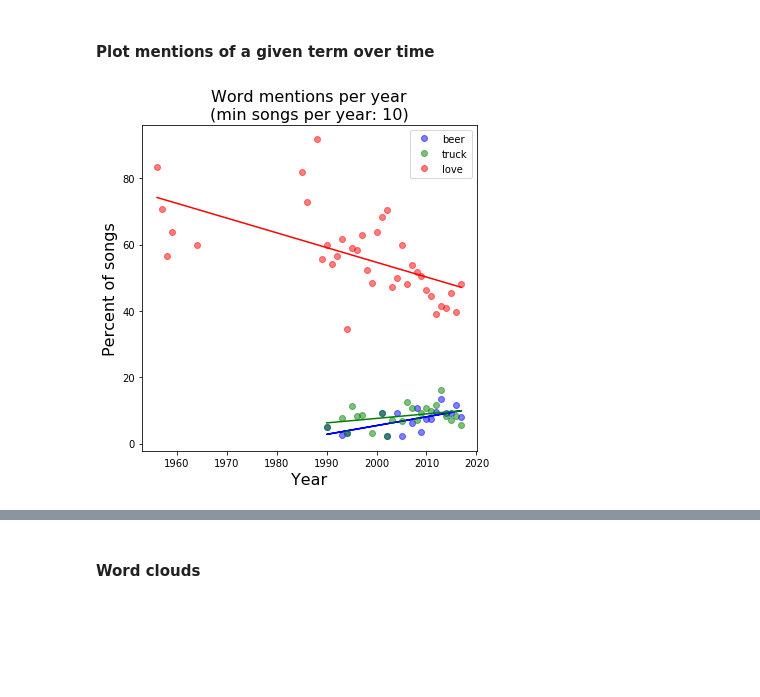
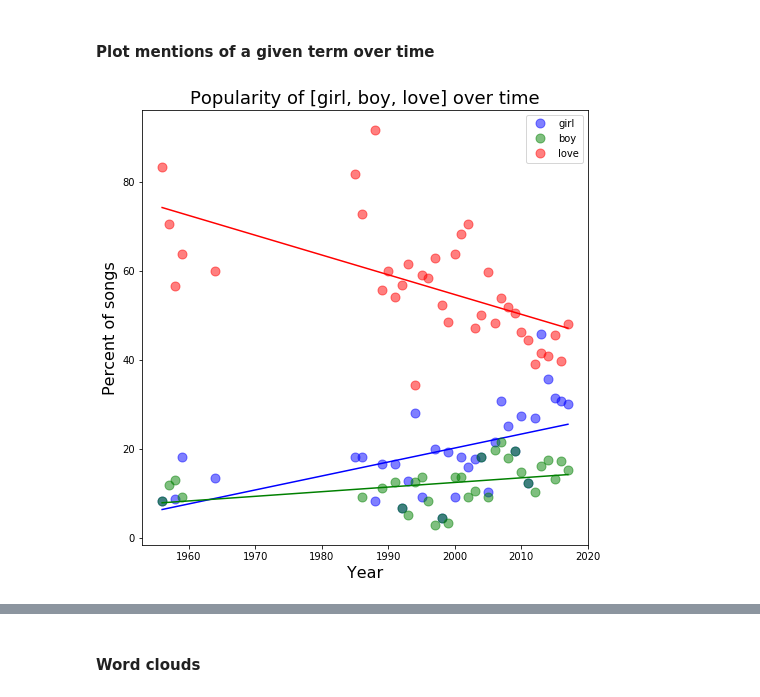
Before and after one commit to johnwmillr/trucks-and-beer, a Jupyter notebook: countryArtists.ipynb, the cells around one changed output, grey strips where cells are left out. Cells and saved outputs as stored; diff of their text form; code cells hidden in the pictures; blank space fills up the shorter version.

```diff
--- a/countryArtists.ipynb
+++ b/countryArtists.ipynb
@@ -333,7 +333,7 @@ ss_tot = np.sum((y - np.mean(y)) ** 2)
 # r-squared
 r2 = round(1 - (ss_res / ss_tot),3)
 
-FS,ms,fs = 12, 9, 20
+FS,ms,fs = 12, 9, 16
 fig = plt.figure(figsize=(FS,FS));
 ax = fig.add_subplot(111, aspect='equal')
 
@@ -350,14 +350,14 @@ ax.plot(x[mask_male],  y[mask_male],  'bo',markersize=ms,alpha=0.5)
 ax.plot(x[mask_female],y[mask_female],'ro',markersize=ms,alpha=0.5)
 
 ax.plot(t,fit,'k')
-ax.set_xlabel('% of artist\'s songs mentioning "{}"'.format(f1.term),fontsize=fs)
-ax.set_ylabel('% of artist\'s songs mentioning "{}"'.format(f2.term),fontsize=fs);
-ax.set_title('Frequency comparison of "{}" and "{}" in popular country music'.format(f1.term, f2.term), fontsize=fs)
+ax.set_xlabel('Percent of an artist\'s songs mentioning "{}"'.format(f1.term),fontsize=fs)
+ax.set_ylabel('% of an artist\'s songs mentioning "{}"'.format(f2.term),fontsize=fs);
+ax.set_title('Mentions of "{}" and "{}" in popular country music'.format(f1.term, f2.term), fontsize=fs+2)
 
 # add text to the plot
 ax.annotate(r'$r^2={}$'.format(r2), style='italic', fontsize=fs-4,
-        bbox={'facecolor':'green', 'alpha':0.3, 'pad':10}, xycoords='axes fraction', xy=(0.75, 0.65)),
-ax.legend(['Male','Female'],loc=(.6,.8),fontsize=13);
-plt.savefig('FreqPlot_{}_and_{}.png'.format(f1.term,f2.term))
+        bbox={'facecolor':'green', 'alpha':0.3, 'pad':10}, xycoords='axes fraction', xy=(0.60, 0.85)),
+ax.legend(['Male','Female'],loc=(.70,.65),fontsize=13);
+plt.savefig('FreqPlot_{}_and_{}.png'.format(f1.term,f2.term),bbox_inches='tight')
 plt.show()
 # %% [output]
@@ -391,11 +391,10 @@ plt.show()
 # %% [markdown]
 #### Plot mentions of a given term over time
 # %%
-terms = ['girl','babe','beer','truck','love']
-terms = ['beer','truck','love']
+terms = ['girl','boy','love']
 
 assert isinstance(terms, list), "terms must be of type list."
-fig, axs = plt.subplots(figsize=(6,6)); colors = 'bgrcmy'; fs=16
+fig, axs = plt.subplots(figsize=(8,8)); colors = 'bgrcmy'; fs=16
 dots = []
 for i,term in enumerate(terms):
 
@@ -408,33 +407,34 @@ for i,term in enumerate(terms):
         if year in songs_per_year:
             songs_per_year[year] += 1
         else:
             songs_per_year[year] = 1
 
         if term in song['lyrics']:
             if year in mentions:
                 mentions[year] += 1
             else:
                 mentions[year] = 1
 
     # Normalize the mention values
     min_songs = 10
     for year in mentions.keys():
         if songs_per_year[year] > min_songs:
             mentions[year] = 100*mentions[year]/float(songs_per_year[year])
         else:
             mentions.pop(year)
 
     # Linear regression
     years, counts = mentions.keys(), mentions.values()
     fit_fn = np.poly1d(np.polyfit(years,counts,1))
 
-    dots.append(axs.plot(mentions.keys(),mentions.values(),'o',color=colors[i],alpha=0.5)[0])
+    dots.append(axs.plot(mentions.keys(),mentions.values(),'o',markersize=9,color=colors[i],alpha=0.5)[0])
     axs.plot(years,fit_fn(years),'-',color=colors[i],alpha=1)
 
-axs.set_title('Word mentions per year\n(min songs per year: {})'.format(min_songs),fontsize=fs)
+axs.set_title('Popularity of [{}] over time'.format(', '.join(terms)),fontsize=fs+2)
 axs.set_xlabel('Year',fontsize=fs)
 axs.set_ylabel('Percent of songs',fontsize=fs)
 axs.legend(dots,terms)
+plt.savefig('TimePlot_{}.png'.format("_".join(terms)),bbox_inches='tight')
 plt.show()
 # %% [output]
-[figure, old version]
+[figure, new version]
```
Also changed, not shown: parts of 2 cells of this notebook, 2 other files.
